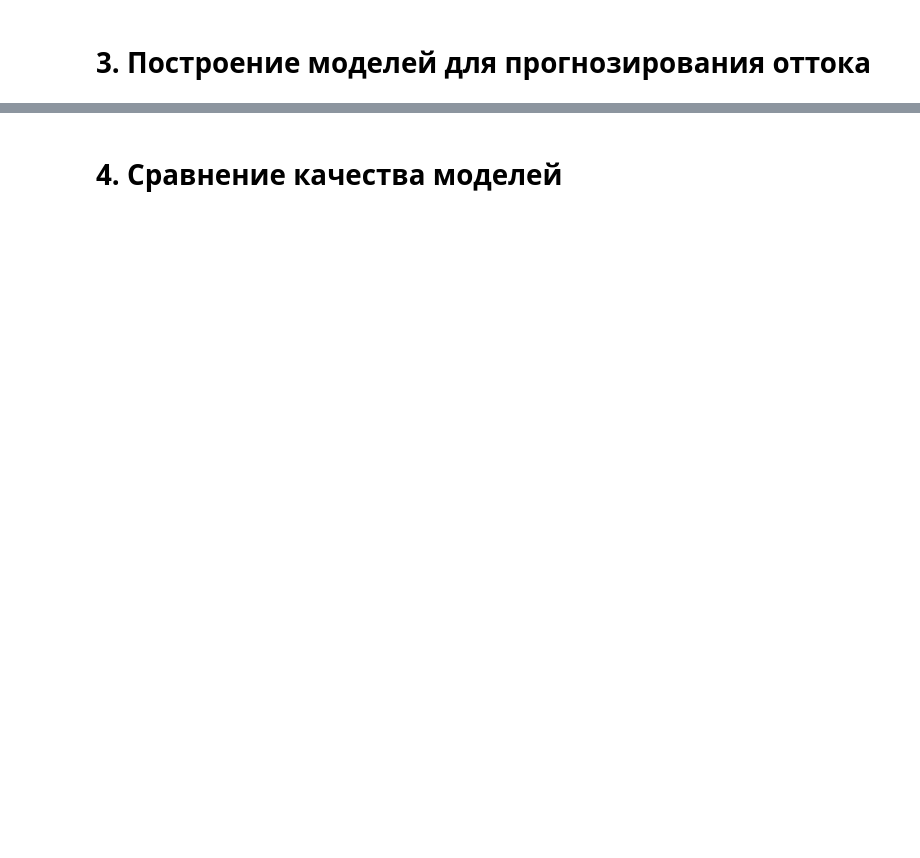
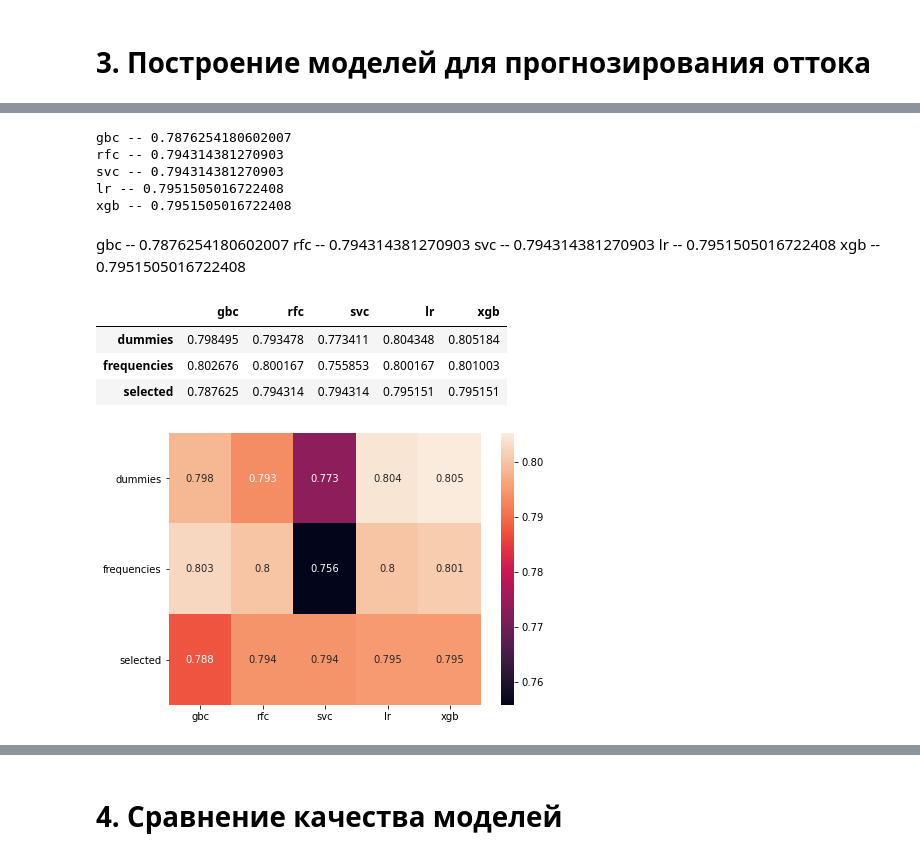
Before and after one commit to vegorovmsk/project_3_ml_beginner_level, a Jupyter notebook: Coursework_ML.ipynb, the cells around one changed output, grey strips where cells are left out. Saved outputs shown, nothing was run; the diff lists cells and outputs as text; code cells hidden in the pictures; blank space fills up the shorter version.

```diff
--- a/Coursework_ML.ipynb
+++ b/Coursework_ML.ipynb
@@ -374,0 +467,16 @@ xgb -- 0.8035117056856187
+# %%
+# Подберём параметры для датасета отобранных признаков
+
+best_selected, selected_scores = grid_search_selector(X_selected, target, models, params, test_size=test_size_, random_state=rnd_state)
+# %% [output]
+gbc -- 0.7876254180602007
+rfc -- 0.794314381270903
+svc -- 0.794314381270903
+lr -- 0.7951505016722408
+xgb -- 0.7951505016722408
+# %% [markdown]
+gbc -- 0.7876254180602007
+rfc -- 0.794314381270903
+svc -- 0.794314381270903
+lr -- 0.7951505016722408
+xgb -- 0.7951505016722408
@@ -375 +492,18 @@ xgb -- 0.8035117056856187
+# %%
+# Соберём все скоры в датасет чтобы оценить результаты подборов
+
+all_scores = pd.DataFrame([dummies_scores.values(), freq_scores.values(), selected_scores.values()], columns=dummies_scores.keys(), index=['dummies', 'frequencies', 'selected'])
+all_scores_fixed
+# %% [output]
+|  | gbc | rfc | svc | lr | xgb |
+| dummies | 0.798495 | 0.793478 | 0.773411 | 0.804348 | 0.805184 |
+| frequencies | 0.802676 | 0.800167 | 0.755853 | 0.800167 | 0.801003 |
+| selected | 0.787625 | 0.794314 | 0.794314 | 0.795151 | 0.795151 |
+# %%
+plt.figure(figsize=(7, 5))
+sns.heatmap(all_scores_fixed, annot=True, fmt='.3g')
+plt.yticks(rotation=0)
+plt.show()
+# %% [output]
+[figure, added]
 # %% [markdown]
```
Also changed, not shown: parts of 50 cells of this notebook.
